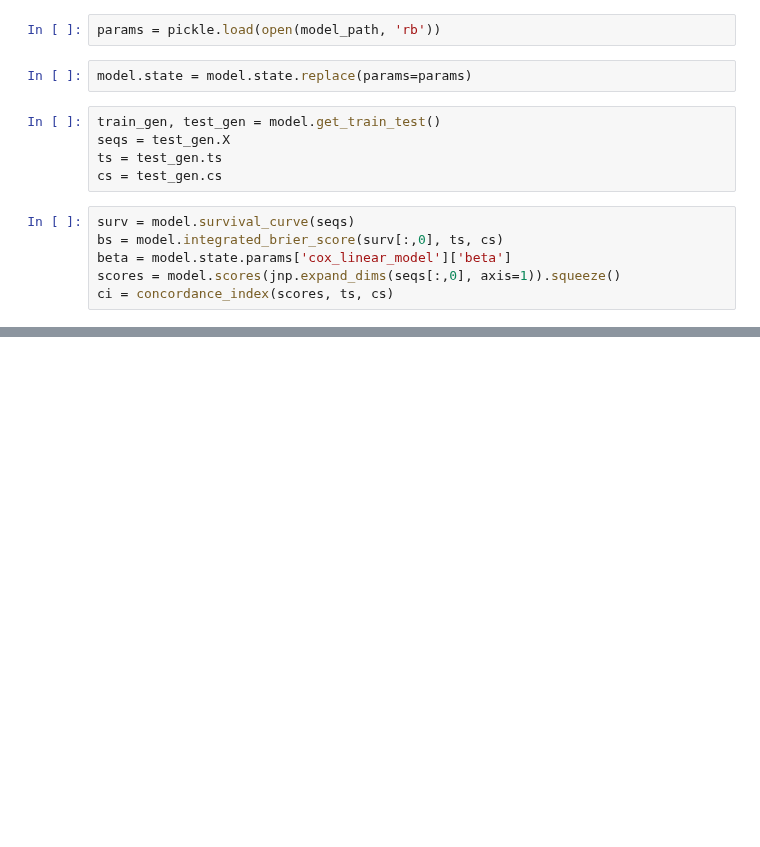
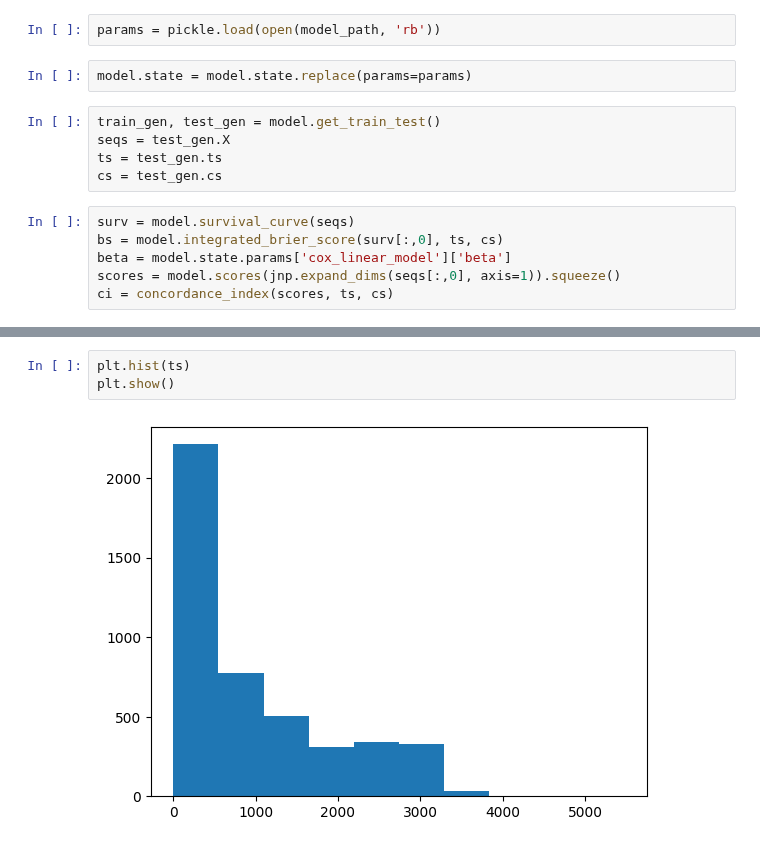
Before and after one commit to marianaw/deeptcsr, a Jupyter notebook: notebooks/mixed_tasks_results.ipynb, the cells around one changed output, grey strips where cells are left out. Saved outputs shown, nothing was run; the diff lists cells and outputs as text; blank space fills up the shorter version.

```diff
--- a/notebooks/mixed_tasks_results.ipynb
+++ b/notebooks/mixed_tasks_results.ipynb
@@ -121,0 +105,5 @@ False
+# %%
+plt.hist(ts)
+plt.show()
+# %% [output]
+[figure, added]
```
Also changed, not shown: parts of 19 cells of this notebook, 9 other files.
